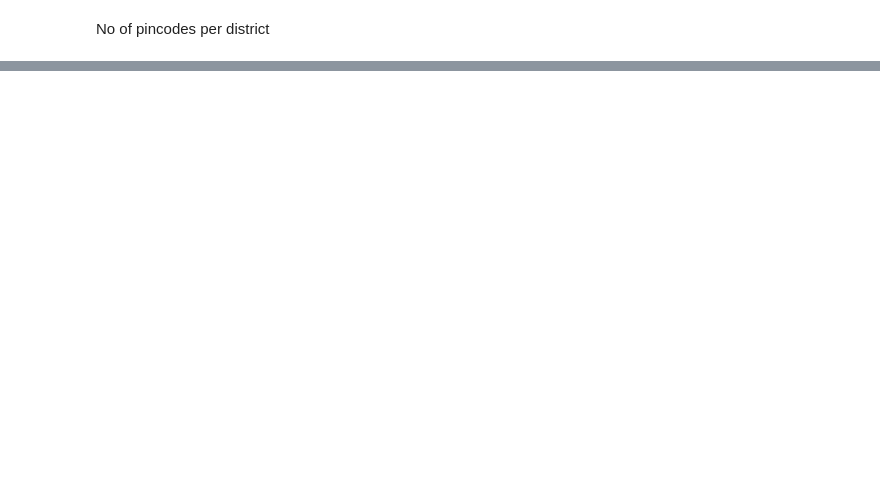
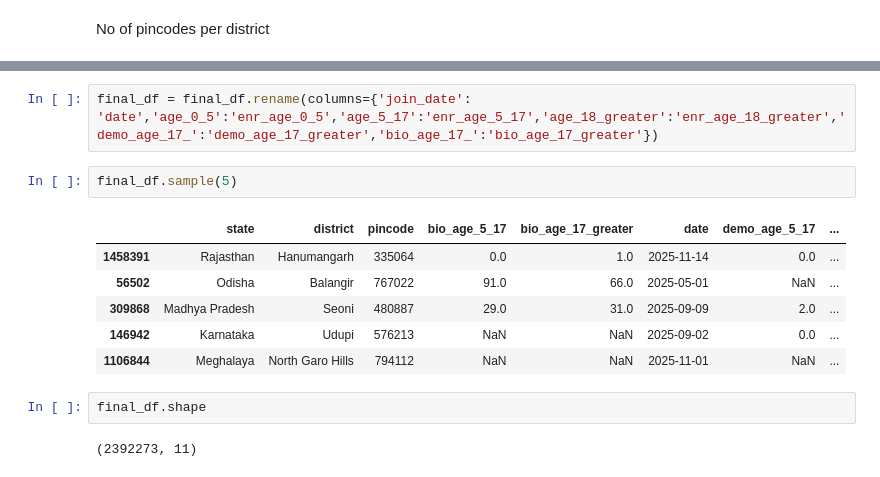
Before and after one commit to aniruddha3919/uidai-aadhar, a Jupyter notebook: biometric_notebooks/biometricAnomalies.ipynb, the cells around one changed output, grey strips where cells are left out. Cells and saved outputs as stored; diff of their text form; blank space fills up the shorter version.

```diff
--- a/biometric_notebooks/biometricAnomalies.ipynb
+++ b/biometric_notebooks/biometricAnomalies.ipynb
@@ -295,0 +364,15 @@ pincode_per_district.sort_values('pincode_count', ascending=False).head(10)
+# %%
+final_df = final_df.rename(columns={'join_date': 'date','age_0_5':'enr_age_0_5','age_5_17':'enr_age_5_17','age_18_greater':'enr_age_18_greater','demo_age_17_':'demo_age_17_greater','bio_age_17_':'bio_age_17_greater'})
+# %%
+final_df.sample(5)
+# %% [output]
+|  | state | district | pincode | bio_age_5_17 | bio_age_17_greater | date | demo_age_5_17 | ... |
+| 1458391 | Rajasthan | Hanumangarh | 335064 | 0.0 | 1.0 | 2025-11-14 | 0.0 | ... |
+| 56502 | Odisha | Balangir | 767022 | 91.0 | 66.0 | 2025-05-01 | NaN | ... |
+| 309868 | Madhya Pradesh | Seoni | 480887 | 29.0 | 31.0 | 2025-09-09 | 2.0 | ... |
+| 146942 | Karnataka | Udupi | 576213 | NaN | NaN | 2025-09-02 | 0.0 | ... |
+| 1106844 | Meghalaya | North Garo Hills | 794112 | NaN | NaN | 2025-11-01 | NaN | ... |
+# %%
+final_df.shape
+# %% [output]
+(2392273, 11)
```
Also changed, not shown: parts of 31 cells of this notebook.
